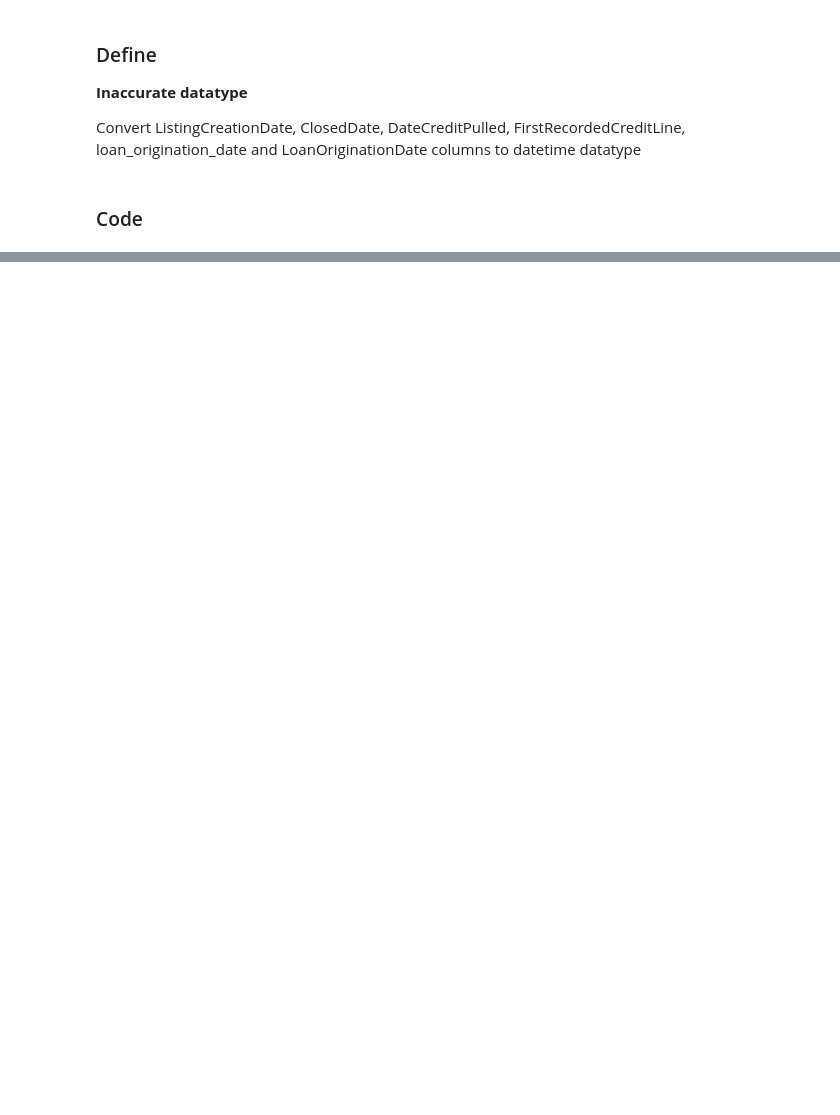
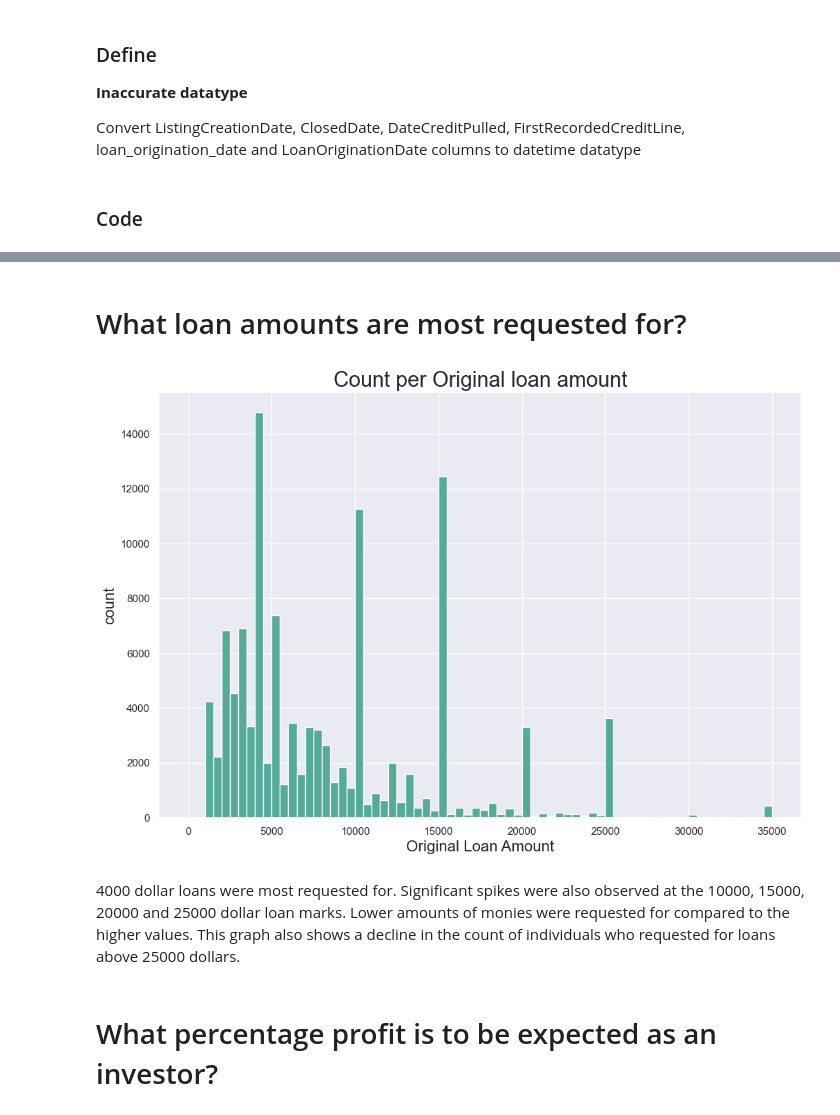
Before and after one commit to ikebude/Explanatory-Data-Analysis-of-Prosper-Loan-Data, a Jupyter notebook: Part_I_exploration_template.ipynb, the cells around one changed output, grey strips where cells are left out. Drawn from its saved outputs; the diff is of its cells as text; code cells hidden in the pictures; blank space fills up the shorter version.

```diff
--- a/Part_I_exploration_template.ipynb
+++ b/Part_I_exploration_template.ipynb
@@ -202,0 +225,5 @@ for col in date_columns:
+# %%
+#Convert rows in cat_columns list to categorical data using a function
+cat_columns = ['LoanStatus','ProsperRating (numeric)', 'ProsperRating (Alpha)', 'EmploymentStatus', 'IncomeRange']
+for cols in cat_columns:
+    loan_clean[cols] = loan_clean[cols].astype('category')
@@ -202,0 +264,3 @@ for col in date_columns:
+# %%
+#Round up StatedMonthlyIncome column
+loan_clean['StatedMonthlyIncome'] = loan_clean['StatedMonthlyIncome'].round()
@@ -202,0 +293,7 @@ for col in date_columns:
+# %%
+#Set colour palette and style
+sns.set_style('darkgrid')
+sns.set(rc={"figure.figsize": (12, 8)})
+colors = "#5A9"
+set_color = sns.set_palette('Set2')
+color='teal'
@@ -202,0 +302,15 @@ for col in date_columns:
+# %%
+#creating a function to plot histograms
+def plot_histogram1(x, title, xlabel, ylabel, lower_limit, bns):
+    '''This function plots single histograms'''
+
+    #defining bins
+    bins = np.arange(lower_limit, loan_clean[x].max()+bns, bns)
+
+    #plot the histogram
+    plt.hist( data = loan_clean, x = x,  bins = bins, color=colors)
+
+    #display graph labels
+    plt.xlabel(xlabel, fontsize=16)
+    plt.ylabel(ylabel, fontsize=16)
+    plt.title(title, fontsize=22)
@@ -202,0 +376,11 @@ for col in date_columns:
+# %% [markdown]
+# What loan amounts are most requested for?
+# %%
+#Histogram showing the distribution of original loans collected
+plot_histogram1(x='LoanOriginalAmount', title = 'Count per Original loan amount',xlabel= 'Original Loan Amount', ylabel='count', lower_limit=0, bns=500 )
+# %% [output]
+[figure, added]
+# %% [markdown]
+4000 dollar loans were most requested for. Significant spikes were also observed at the 10000, 15000, 20000 and 25000 dollar loan marks. Lower amounts of monies were requested for compared to the higher values. This graph also shows a decline in the count of individuals who requested for loans above 25000 dollars.
+# %% [markdown]
+# What percentage profit is to be expected as an investor?
```
Also changed, not shown: parts of 20 cells of this notebook.
